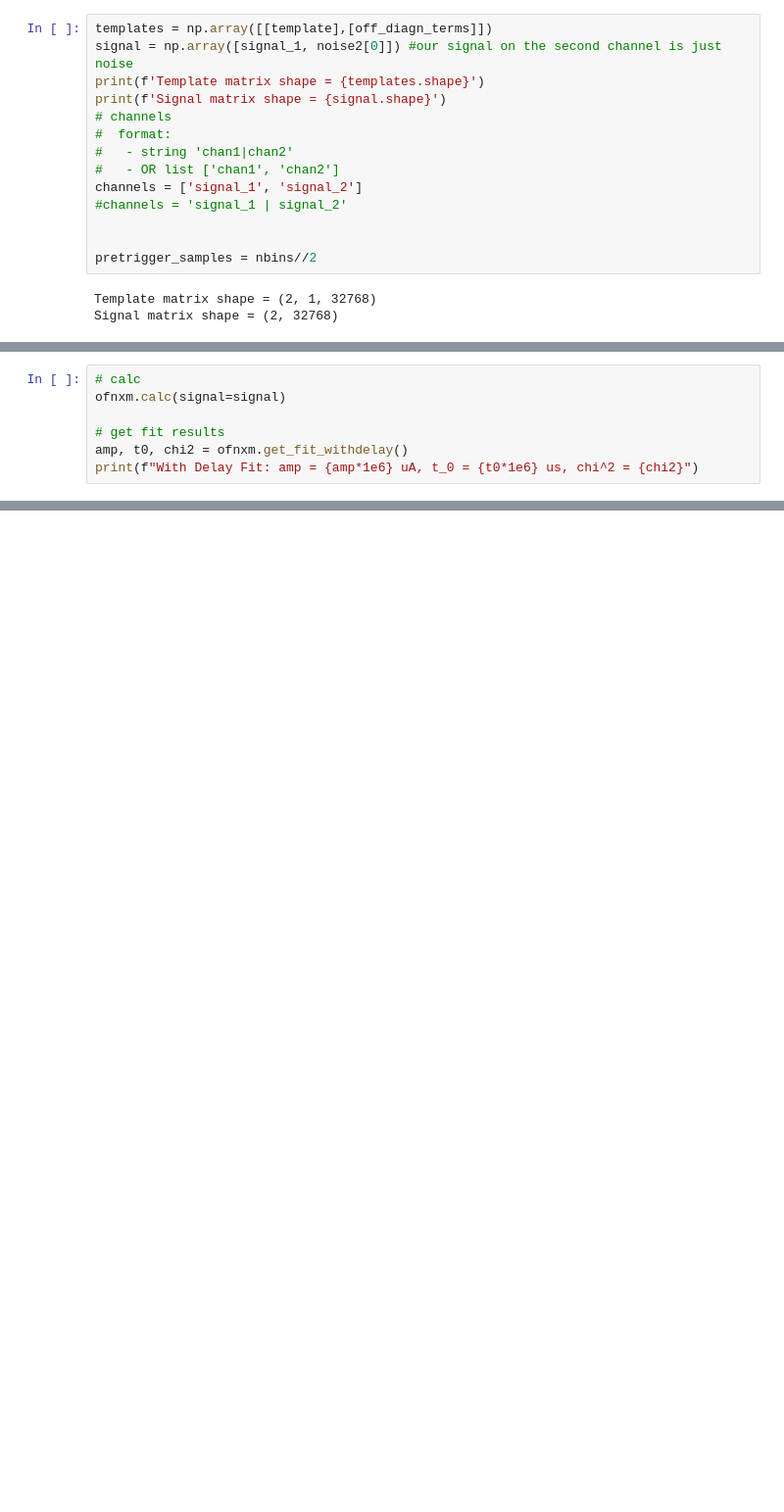
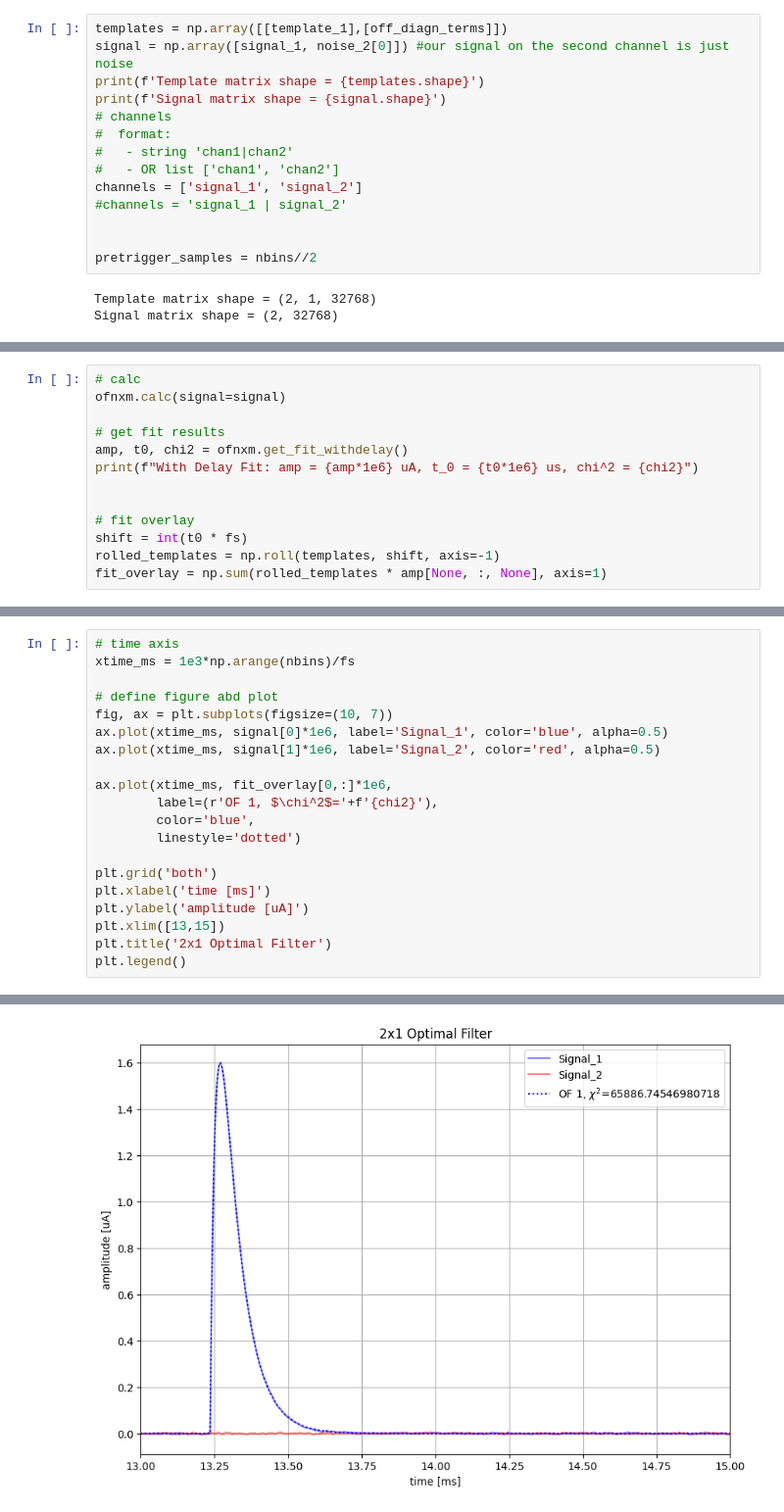
Before and after one commit to spice-herald/QETpy, a Jupyter notebook: demos/fitting/of_nxm.ipynb, the cells around one changed output, grey strips where cells are left out. Shown at 98% size. Drawn from its saved outputs; the diff is of its cells as text; blank space fills up the shorter version.

```diff
--- a/demos/fitting/of_nxm.ipynb
+++ b/demos/fitting/of_nxm.ipynb
@@ -243,6 +268,6 @@ plt.legend()
 # %%
-templates = np.array([[template],[off_diagn_terms]])
-signal = np.array([signal_1, noise2[0]]) #our signal on the second channel is just noise
+templates = np.array([[template_1],[off_diagn_terms]])
+signal = np.array([signal_1, noise_2[0]]) #our signal on the second channel is just noise
 print(f'Template matrix shape = {templates.shape}')
 print(f'Signal matrix shape = {signal.shape}')
 # channels
@@ -271,4 +296,10 @@ ofnxm.calc(signal=signal)
 # get fit results
 amp, t0, chi2 = ofnxm.get_fit_withdelay()
 print(f"With Delay Fit: amp = {amp*1e6} uA, t_0 = {t0*1e6} us, chi^2 = {chi2}")
+
+
+# fit overlay
+shift = int(t0 * fs)
+rolled_templates = np.roll(templates, shift, axis=-1)
+fit_overlay = np.sum(rolled_templates * amp[None, :, None], axis=1)
 # %% [output]
@@ -275,0 +307,21 @@ With Delay Fit: amp = [1.59976952] uA, t_0 = 128.0 us, chi^2 = 66295.09302820591
+# %%
+# time axis
+xtime_ms = 1e3*np.arange(nbins)/fs
+
+# define figure abd plot
+fig, ax = plt.subplots(figsize=(10, 7))
+ax.plot(xtime_ms, signal[0]*1e6, label='Signal_1', color='blue', alpha=0.5)
+ax.plot(xtime_ms, signal[1]*1e6, label='Signal_2', color='red', alpha=0.5)
+
+ax.plot(xtime_ms, fit_overlay[0,:]*1e6,
+        label=(r'OF 1, $\chi^2$='+f'{chi2}'),
+        color='blue',
+        linestyle='dotted')
+
+plt.grid('both')
+plt.xlabel('time [ms]')
+plt.ylabel('amplitude [uA]')
+plt.xlim([13,15])
+plt.title('2x1 Optimal Filter')
+plt.legend()
+# %% [output]
@@ -275,0 +329 @@ With Delay Fit: amp = [1.59976952] uA, t_0 = 128.0 us, chi^2 = 66295.09302820591
+[figure, added]
```
Also changed, not shown: parts of 33 cells of this notebook, 2 other files.
